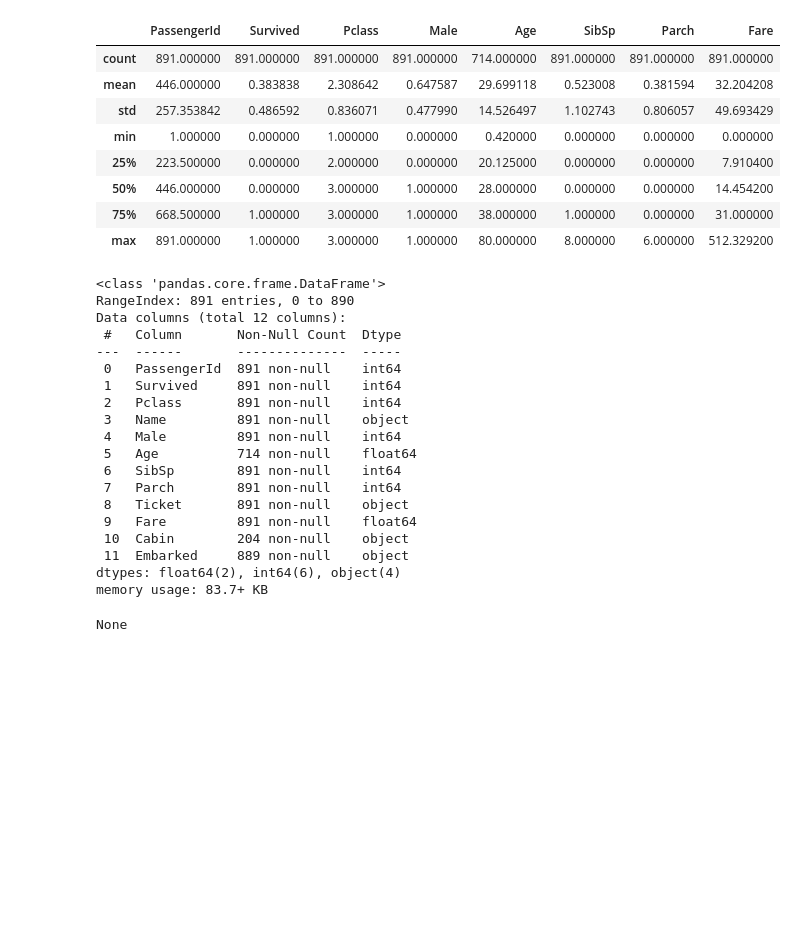
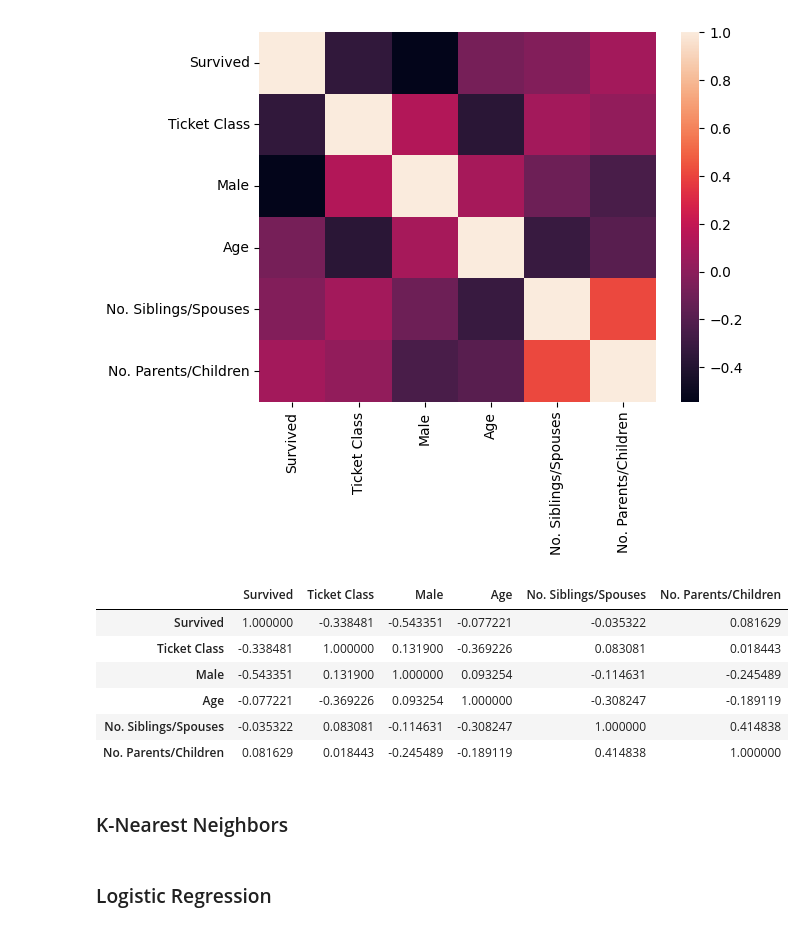
Before and after one commit to Gitbyt3/Titanic-Machine-Learning-from-Disaster, a Jupyter notebook: Code.ipynb, the cells around one changed output. Saved outputs shown, nothing was run; the diff lists cells and outputs as text; code cells hidden in the pictures; blank space fills up the shorter version.

```diff
--- a/Code.ipynb
+++ b/Code.ipynb
@@ -27,11 +19,17 @@ ModuleNotFoundError: No module named 'pandas'
 test = pd.read_csv('Datasets/test.csv')
 train = pd.read_csv('Datasets/train.csv')
 
-def preprocess(df):
-    df.rename(columns={'Sex':'Male'},inplace=True)
+def preprocess(df,dataset):
+    df.rename(columns={'Sex':'Male','Pclass':'Ticket Class','SibSp':'No. Siblings/Spouses','Parch':'No. Parents/Children',
+                       'Ticket':'Ticket No.','Fare':'Fare Price','Cabin':'Cabin no.','Embarked':'Port Embarked'},inplace=True)
     df['Male'] = df['Male'].apply(lambda x: 1 if x == 'male' else 0)
+    df['Port Embarked'] = df['Port Embarked'].fillna(df['Port Embarked'].mode()[0])
+    df['Title'] = df['Name'].apply(lambda x: x[x.find(',')+2:x.find('.')+1])
+    df['Fare Price'] = df['Fare Price'].fillna(df.loc[df['Ticket Class'] == 3,'Fare Price'].mean())
+
+    df.drop(['Cabin no.','Ticket No.','Name'],axis=1,inplace=True)
 
     return df
 
-test = preprocess(test)
-train = preprocess(train)
+test = preprocess(test,'test')
+train = preprocess(train,'train')
@@ -75,33 +116,16 @@ dtype: int64
 # %%
-display(train.describe())
-display(train.info())
+correlate = train[['Survived','Ticket Class','Male','Age','No. Siblings/Spouses','No. Parents/Children']].corr()
+sns.heatmap(data=correlate)
+plt.show()
+correlate
 # %% [output]
+[figure, added]
-|  | PassengerId | Survived | Pclass | Male | Age | SibSp | Parch | Fare |
-| count | 891.000000 | 891.000000 | 891.000000 | 891.000000 | 714.000000 | 891.000000 | 891.000000 | 891.000000 |
-| mean | 446.000000 | 0.383838 | 2.308642 | 0.647587 | 29.699118 | 0.523008 | 0.381594 | 32.204208 |
-| std | 257.353842 | 0.486592 | 0.836071 | 0.477990 | 14.526497 | 1.102743 | 0.806057 | 49.693429 |
-| min | 1.000000 | 0.000000 | 1.000000 | 0.000000 | 0.420000 | 0.000000 | 0.000000 | 0.000000 |
-| 25% | 223.500000 | 0.000000 | 2.000000 | 0.000000 | 20.125000 | 0.000000 | 0.000000 | 7.910400 |
-| 50% | 446.000000 | 0.000000 | 3.000000 | 1.000000 | 28.000000 | 0.000000 | 0.000000 | 14.454200 |
-| 75% | 668.500000 | 1.000000 | 3.000000 | 1.000000 | 38.000000 | 1.000000 | 0.000000 | 31.000000 |
-| max | 891.000000 | 1.000000 | 3.000000 | 1.000000 | 80.000000 | 8.000000 | 6.000000 | 512.329200 |
+|  | Survived | Ticket Class | Male | Age | No. Siblings/Spouses | No. Parents/Children |
+| Survived | 1.000000 | -0.338481 | -0.543351 | -0.077221 | -0.035322 | 0.081629 |
+| Ticket Class | -0.338481 | 1.000000 | 0.131900 | -0.369226 | 0.083081 | 0.018443 |
+| Male | -0.543351 | 0.131900 | 1.000000 | 0.093254 | -0.114631 | -0.245489 |
+| Age | -0.077221 | -0.369226 | 0.093254 | 1.000000 | -0.308247 | -0.189119 |
+| No. Siblings/Spouses | -0.035322 | 0.083081 | -0.114631 | -0.308247 | 1.000000 | 0.414838 |
+| No. Parents/Children | 0.081629 | 0.018443 | -0.245489 | -0.189119 | 0.414838 | 1.000000 |
-<class 'pandas.core.frame.DataFrame'>
-RangeIndex: 891 entries, 0 to 890
-Data columns (total 12 columns):
- #   Column       Non-Null Count  Dtype
----  ------       --------------  -----
- 0   PassengerId  891 non-null    int64
- 1   Survived     891 non-null    int64
- 2   Pclass       891 non-null    int64
- 3   Name         891 non-null    object
- 4   Male         891 non-null    int64
- 5   Age          714 non-null    float64
- 6   SibSp        891 non-null    int64
- 7   Parch        891 non-null    int64
- 8   Ticket       891 non-null    object
- 9   Fare         891 non-null    float64
- 10  Cabin        204 non-null    object
- 11  Embarked     889 non-null    object
-dtypes: float64(2), int64(6), object(4)
-memory usage: 83.7+ KB
-None
+# %% [markdown]
+### K-Nearest Neighbors
@@ -107,0 +154,2 @@ None
+# %% [markdown]
+### Logistic Regression
```
Also changed, not shown: parts of 9 cells of this notebook, 7 other files.
